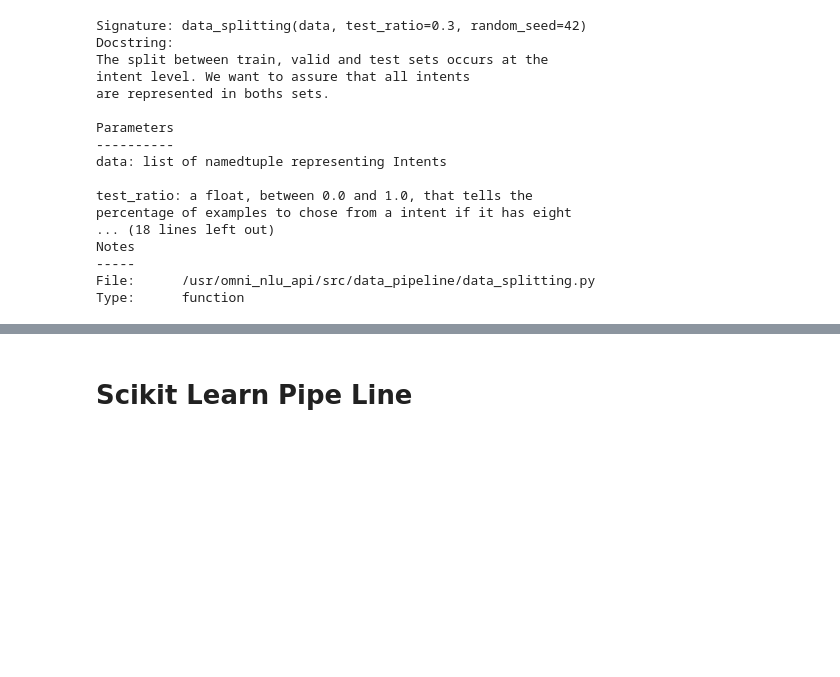
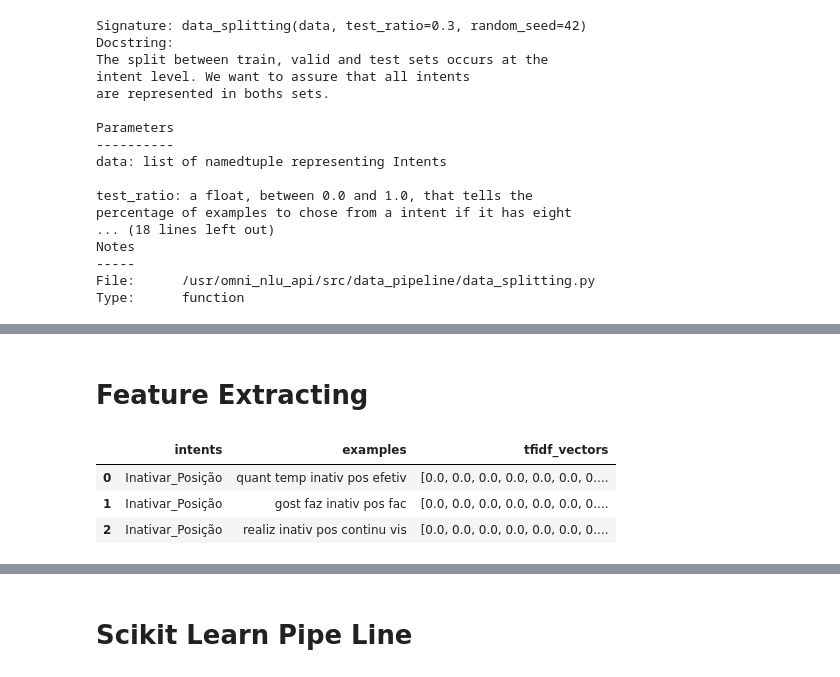
Before and after one commit to SClovesgtx/omni-nlu-api, a Jupyter notebook: jupyter_notebooks/TheDataFlow.ipynb, the cells around one changed output, grey strips where cells are left out. Drawn from its saved outputs; the diff is of its cells as text; code cells hidden in the pictures; blank space fills up the shorter version.

```diff
--- a/jupyter_notebooks/TheDataFlow.ipynb
+++ b/jupyter_notebooks/TheDataFlow.ipynb
@@ -149,3 +149,29 @@ test.tail()
 | 554 | Vizinho_Invadindo_Terreno | unidad send invad pod ajud |
 | 555 | Vizinho_Invadindo_Terreno | terren send invad vi unidad faz |
 | 556 | Vizinho_Invadindo_Terreno | est problem vi unidad pod fal |
+# %% [markdown]
+# Feature Extracting
+# %%
+from sklearn.feature_extraction.text import TfidfVectorizer
+import numpy as np
+
+def encode_features(train, test):
+    all_examples = train.examples.to_list() + test.examples.to_list()
+    transformer = TfidfVectorizer()
+    transformer.fit(all_examples)
+
+    train_matrix = transformer.transform(train.examples.to_list()).toarray()
+    test_matrix = transformer.transform(test.examples.to_list()).toarray()
+    train["tfidf_vectors"] = [row for row in train_matrix]
+    test["tfidf_vectors"] = [row for row in test_matrix]
+
+    return train, test, transformer
+# %%
+train, test, transformer = encode_features(train, test)
+# %%
+train.head(3)
+# %% [output]
+|  | intents | examples | tfidf_vectors |
+| 0 | Inativar_Posição | quant temp inativ pos efetiv | [0.0, 0.0, 0.0, 0.0, 0.0, 0.0, 0.... |
+| 1 | Inativar_Posição | gost faz inativ pos fac | [0.0, 0.0, 0.0, 0.0, 0.0, 0.0, 0.... |
+| 2 | Inativar_Posição | realiz inativ pos continu vis | [0.0, 0.0, 0.0, 0.0, 0.0, 0.0, 0.... |
```
Also changed, not shown: parts of 3 cells of this notebook, 2 other files.
